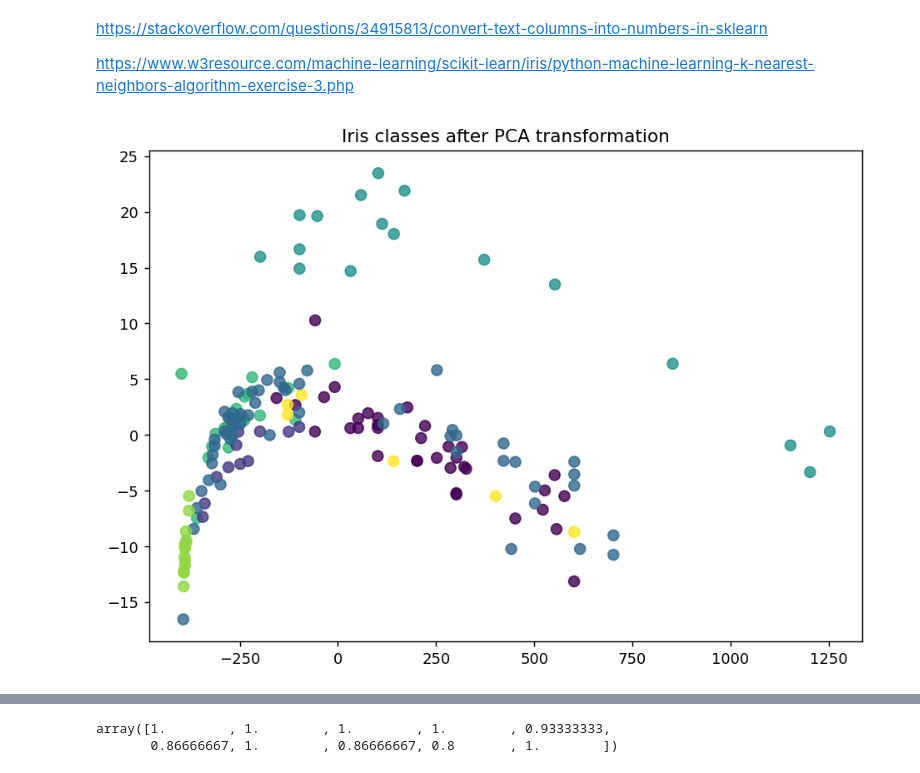
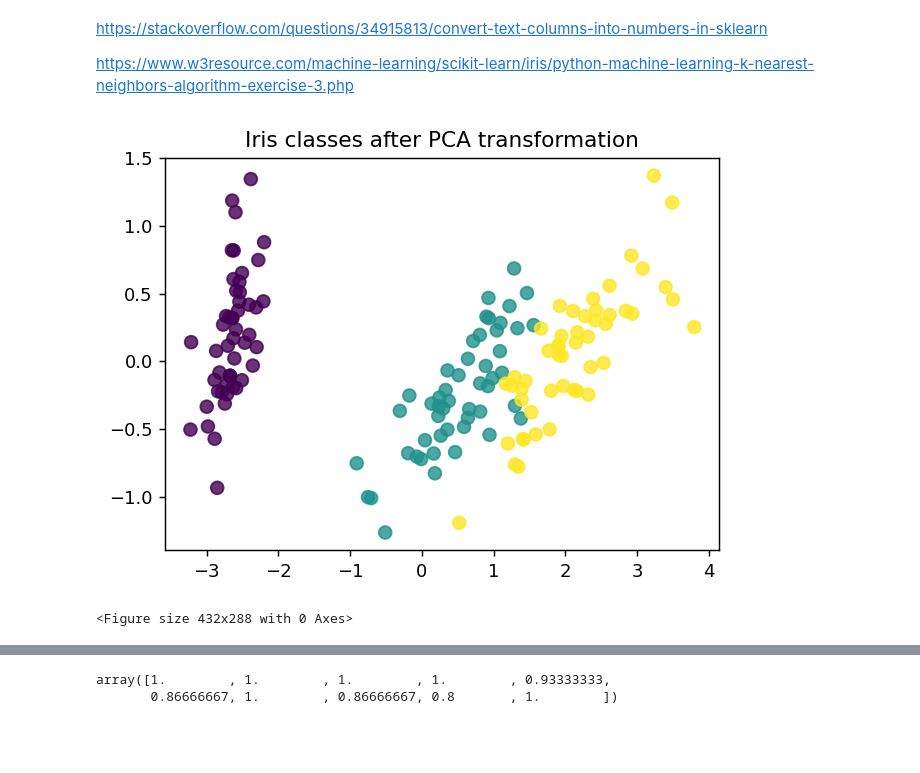
Before and after one commit to weijhenyujhou/Active-Learning, a Jupyter notebook: Active_Learning.ipynb, the cells around one changed output, grey strips where cells are left out. Cells and saved outputs as stored; diff of their text form; code cells hidden in the pictures; blank space fills up the shorter version.

```diff
--- a/Active_Learning.ipynb
+++ b/Active_Learning.ipynb
@@ -104,8 +104,8 @@ np.random.seed(RANDOM_STATE_SEED)
 from sklearn.datasets import load_iris
 
 #iris = load_iris()
-X_raw = X_fish.values
-y_raw = y_fish.values
+X_raw = X_iris.values
+y_raw = y_iris.values
 #iris
 # %%
 from sklearn.decomposition import PCA
@@ -116,18 +116,20 @@ transformed_iris = pca.fit_transform(X=X_raw)
 # %%
 %matplotlib inline
 import matplotlib as mpl
 import matplotlib.pyplot as plt
 
 # Isolate the data we'll need for plotting.
 x_component, y_component = transformed_iris[:, 0], transformed_iris[:, 1]
 
 # Plot our dimensionality-reduced (via PCA) dataset.
-plt.figure(figsize=(8.5, 6), dpi=130)
+plt.figure(figsize=(5.5, 4), dpi=130)
 plt.scatter(x=x_component, y=y_component, c=y_raw, cmap='viridis', s=50, alpha=8/10)
 plt.title('Iris classes after PCA transformation')
 plt.show()
+plt.savefig('Iris classes after PCA transformation',dpi=300)
 # %% [output]
-[figure, old version]
+[figure, new version]
+<Figure size 432x288 with 0 Axes>
 # %%
 # Isolate our examples for our labeled dataset.
 n_labeled_examples = X_raw.shape[0]
```
Also changed, not shown: parts of 8 cells of this notebook.
